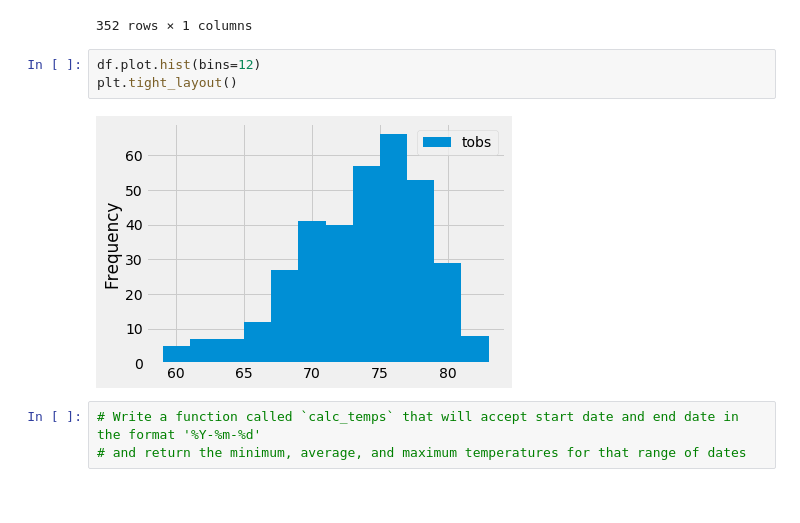
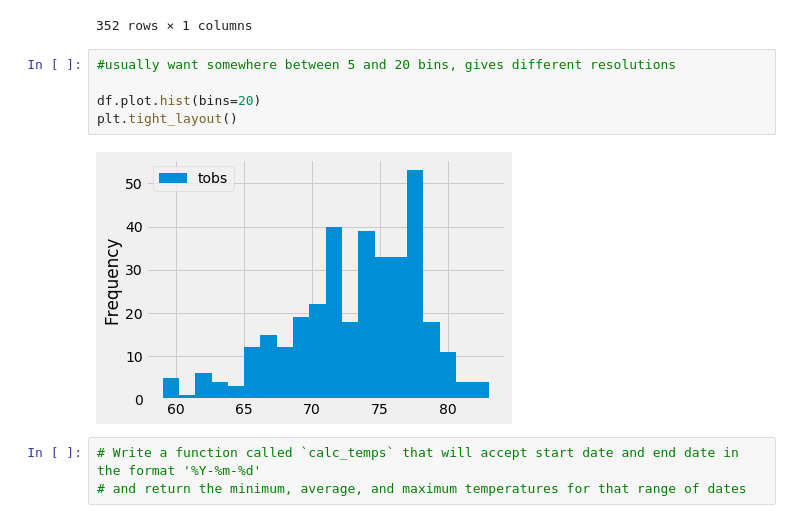
Before and after one commit to misterrustia/surfs_up, a Jupyter notebook: climate_analysis.ipynb, the cells around one changed output. Drawn from its saved outputs; the diff is of its cells as text.

```diff
--- a/climate_analysis.ipynb
+++ b/climate_analysis.ipynb
@@ -192,11 +192,13 @@ df
 | 350 | 76.0 |
 | 351 | 79.0 |
 352 rows × 1 columns
-# %%
-df.plot.hist(bins=12)
-plt.tight_layout()
-# %% [output]
-[figure, removed]
+# %%
+#usually want somewhere between 5 and 20 bins, gives different resolutions
+
+df.plot.hist(bins=20)
+plt.tight_layout()
+# %% [output]
+[figure, added]
 # %%
 # Write a function called `calc_temps` that will accept start date and end date in the format '%Y-%m-%d'
 # and return the minimum, average, and maximum temperatures for that range of dates
```
